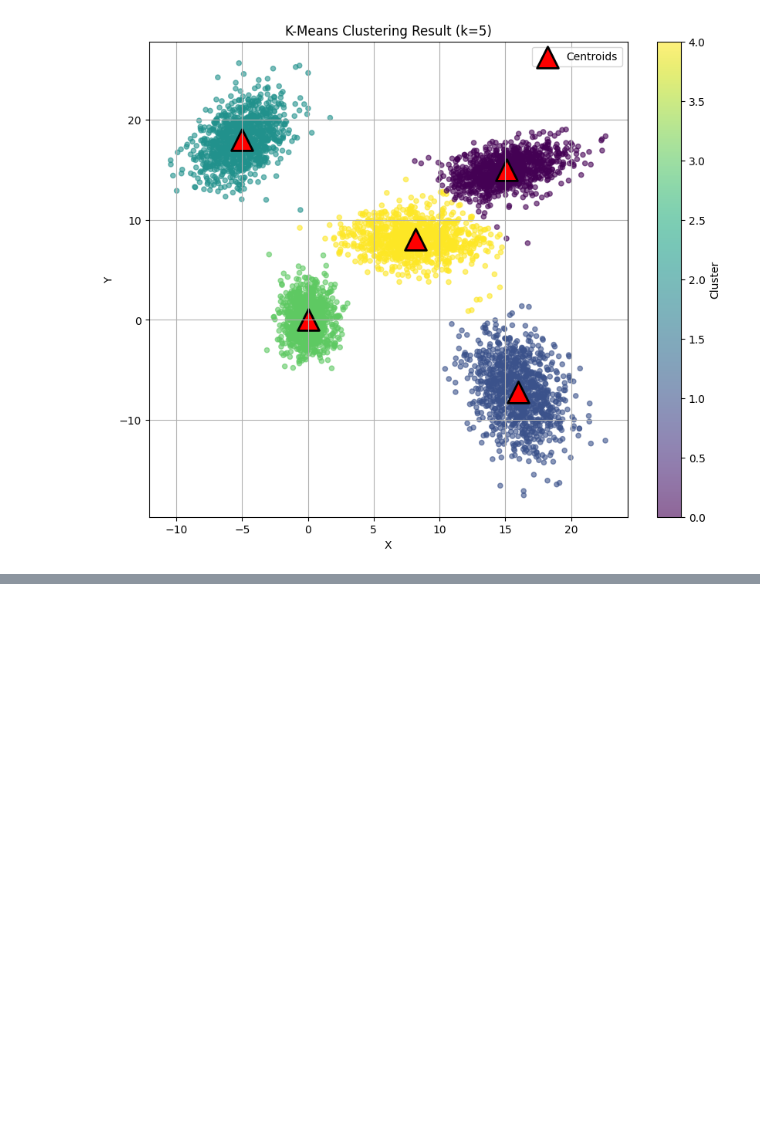
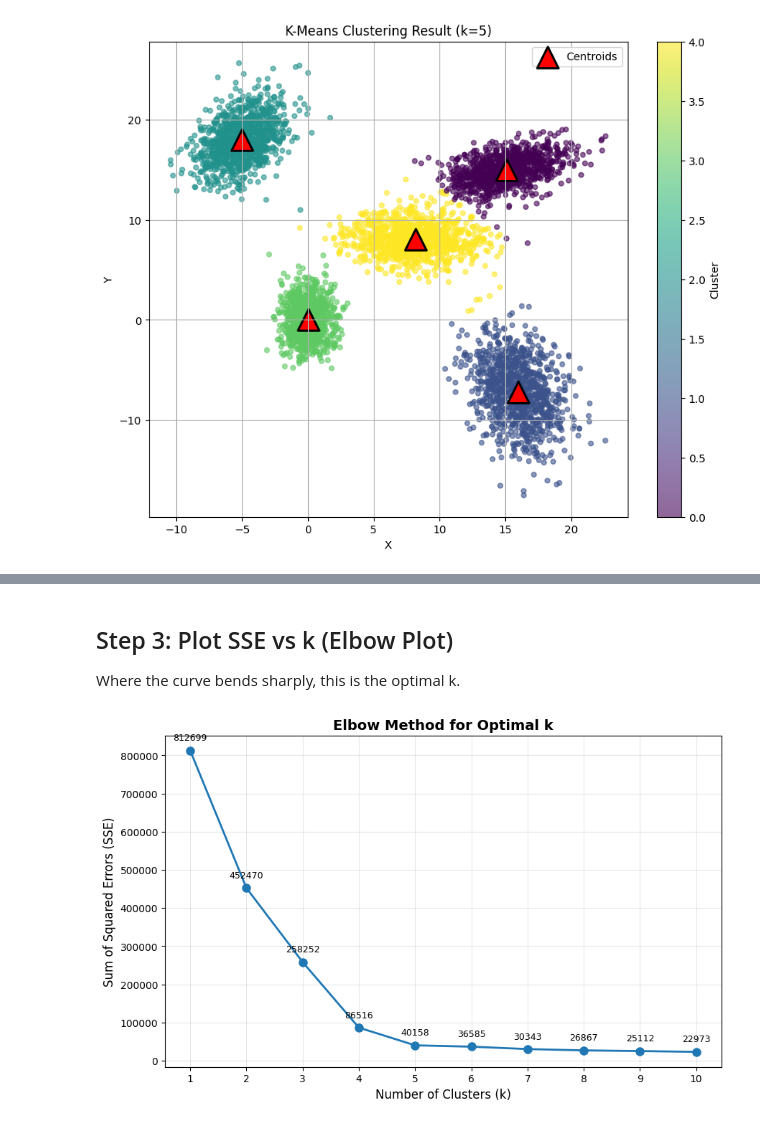
Before and after one commit to calvinberndt/project2_kmeans, a Jupyter notebook: calvincluster.ipynb, the cells around one changed output, grey strips where cells are left out. Cells and saved outputs as stored; diff of their text form; code cells hidden in the pictures; blank space fills up the shorter version.

```diff
--- a/calvincluster.ipynb
+++ b/calvincluster.ipynb
@@ -309,0 +417,20 @@ plt.show()
+# %%
+#define range of k values to test
+k_range = range(1, 11)
+sse_values = []
+all_clusters = {}
+all_predictions = {}
+
+print("Running K-Means for different k values...")
+print("-" * 50)
+
+for k in k_range:
+    clusters, predictions, sse = kmeans(X, k=k)
+
+    sse_values.append(sse)
+    all_clusters[k] = clusters
+    all_predictions[k] = predictions
+
+    print(f"k = {k:2d}: SSE = {sse:12.2f}")
+
+print("-" * 50)
@@ -309,0 +451,22 @@ plt.show()
+# %% [markdown]
+## Step 3: Plot SSE vs k (Elbow Plot)
+
+Where the curve bends sharply, this is the optimal k.
+# %%
+plt.figure(figsize=(10,6))
+#plt.plot list of k values vs sse values
+plt.plot(list(k_range), sse_values, marker='o', linewidth=2, markersize=8)
+plt.xlabel('Number of Clusters (k)', fontsize=12)
+plt.ylabel('Sum of Squared Errors (SSE)', fontsize=12)
+plt.title('Elbow Method for Optimal k', fontsize=14, fontweight='bold')
+plt.grid(True, alpha=0.3)
+plt.xticks(list(k_range))
+
+#Add annotations for each point
+for k, sse in zip(k_range, sse_values):
+    plt.annotate(f'{sse:.0f}', (k, sse), textcoords="offset points",
+                 xytext=(0,10), ha='center', fontsize=9)
+
+plt.show()
+# %% [output]
+[figure, added]
```
Also changed, not shown: parts of 10 cells of this notebook, 1 other file.
